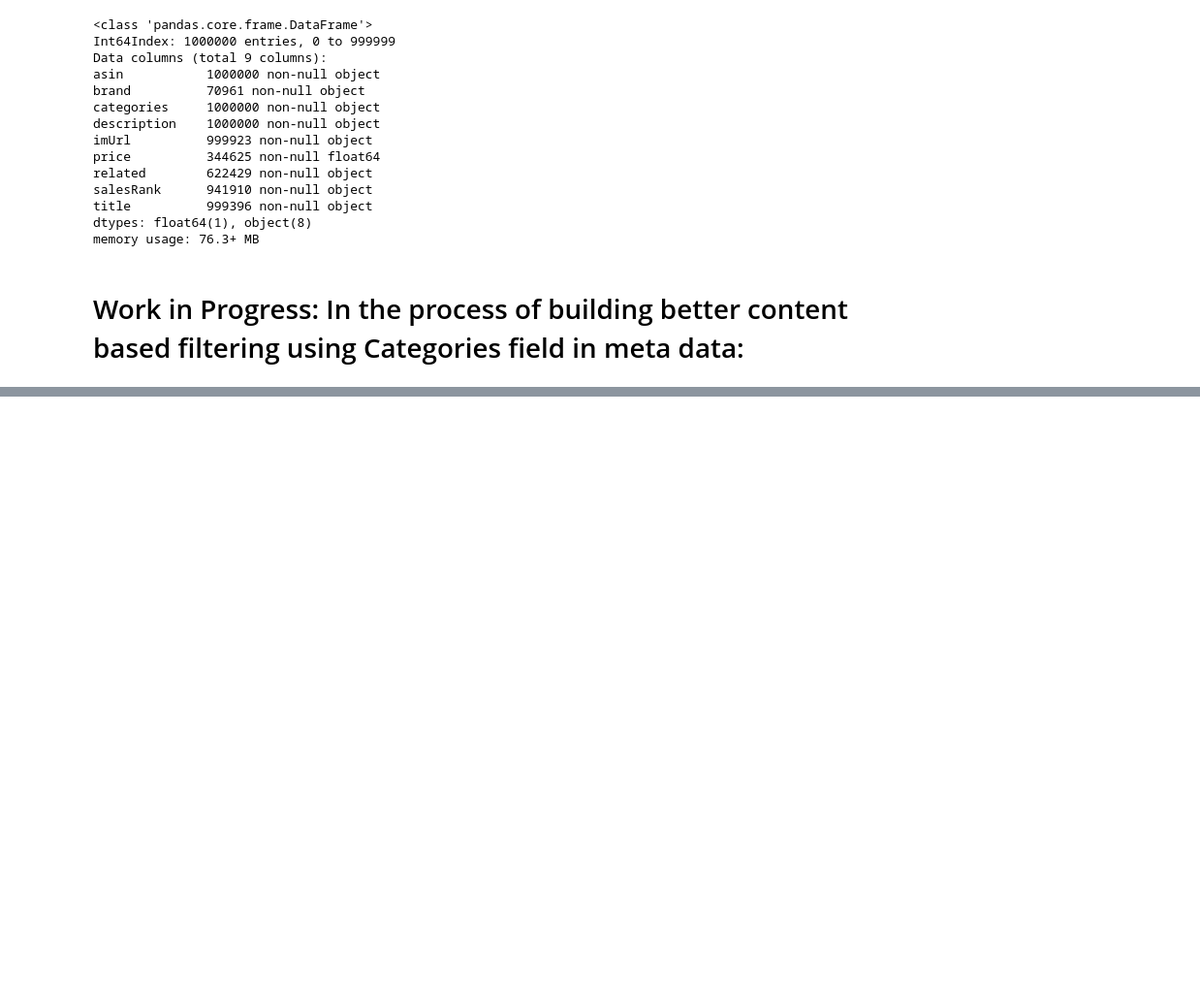
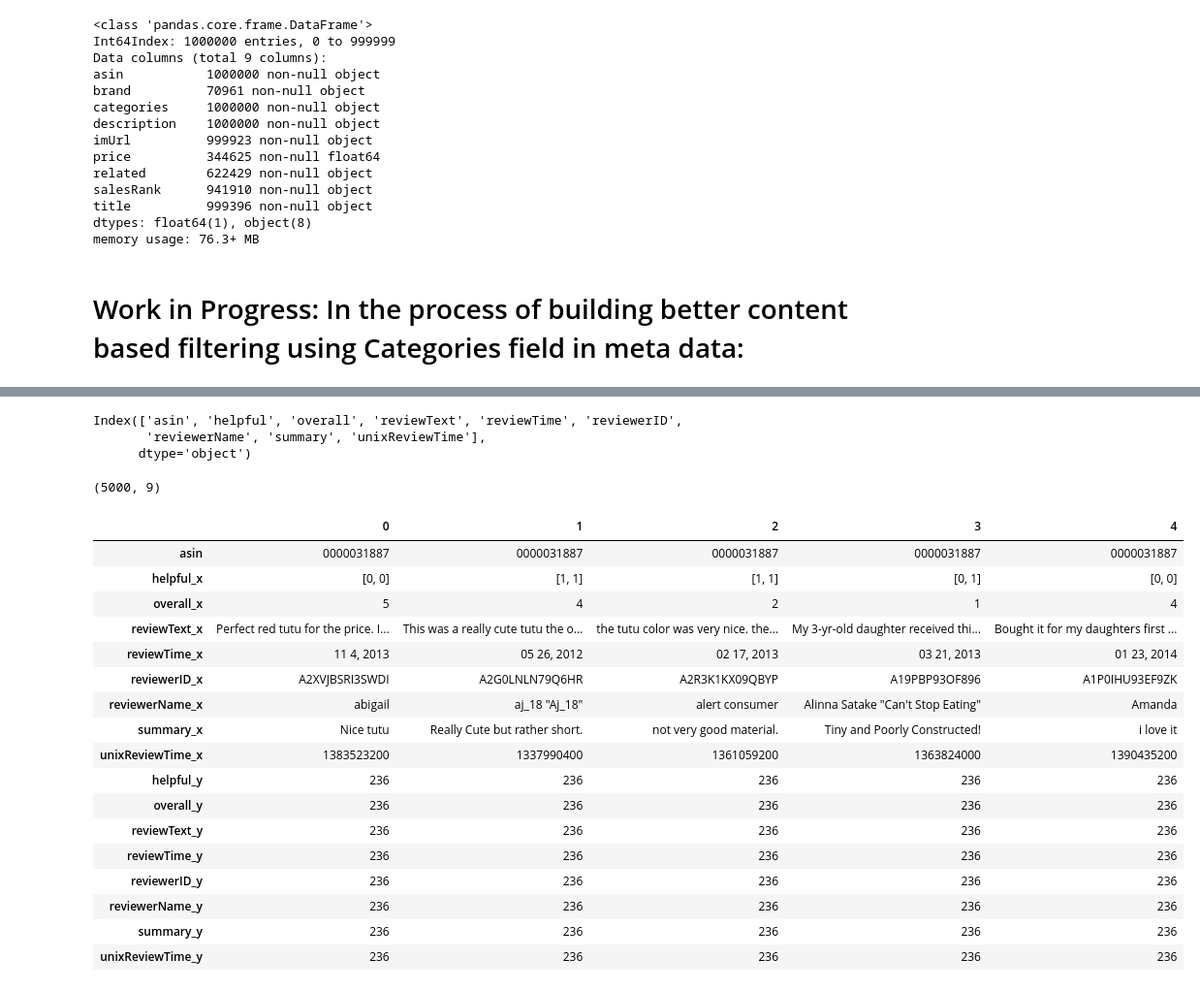
Before and after one commit to santhoshidharmireddy/Capstone-Project, a Jupyter notebook: Ama_metadata.ipynb, the cells around one changed output, grey strips where cells are left out. Shown at 97% size. Cells and saved outputs as stored; diff of their text form; code cells hidden in the pictures; blank space fills up the shorter version.

```diff
--- a/Ama_metadata.ipynb
+++ b/Ama_metadata.ipynb
@@ -291,0 +254,2 @@ test_df = reviews_Clothing_Shoes_and_Jewelry_df.head(600)
+# %%
+reviews_Clothing_Shoes_and_Jewelry_df = reviews_Clothing_Shoes_and_Jewelry_df.sort_values(by = 'unixReviewTime', ascending=True)
@@ -745,0 +957,5 @@ Name: categories2, dtype: object
+# %%
+# KNN - agorithm
+reviews_data = reviews_Clothing_Shoes_and_Jewelry_df
+# %%
+df_test = reviews_data.head(5000)
@@ -745,0 +975,34 @@ Name: categories2, dtype: object
+# %%
+df_test.columns
+# %% [output]
+Index(['asin', 'helpful', 'overall', 'reviewText', 'reviewTime', 'reviewerID',
+       'reviewerName', 'summary', 'unixReviewTime'],
+      dtype='object')
+# %%
+df_test.shape
+# %% [output]
+(5000, 9)
+# %%
+count = df_test.groupby("asin", as_index=False).count()
+df_new = pd.merge(df_test, count, how = 'right', on = ['asin'])
+# %%
+df_new.head(5).T
+# %% [output]
+|  | 0 | 1 | 2 | 3 | 4 |
+| asin | 0000031887 | 0000031887 | 0000031887 | 0000031887 | 0000031887 |
+| helpful_x | [0, 0] | [1, 1] | [1, 1] | [0, 1] | [0, 0] |
+| overall_x | 5 | 4 | 2 | 1 | 4 |
+| reviewText_x | Perfect red tutu for the price. I... | This was a really cute tutu the o... | the tutu color was very nice. the... | My 3-yr-old daughter received thi... | Bought it for my daughters first ... |
+| reviewTime_x | 11 4, 2013 | 05 26, 2012 | 02 17, 2013 | 03 21, 2013 | 01 23, 2014 |
+| reviewerID_x | A2XVJBSRI3SWDI | A2G0LNLN79Q6HR | A2R3K1KX09QBYP | A19PBP93OF896 | A1P0IHU93EF9ZK |
+| reviewerName_x | abigail | aj_18 "Aj_18" | alert consumer | Alinna Satake "Can't Stop Eating" | Amanda |
+| summary_x | Nice tutu | Really Cute but rather short. | not very good material. | Tiny and Poorly Constructed! | i love it |
+| unixReviewTime_x | 1383523200 | 1337990400 | 1361059200 | 1363824000 | 1390435200 |
+| helpful_y | 236 | 236 | 236 | 236 | 236 |
+| overall_y | 236 | 236 | 236 | 236 | 236 |
+| reviewText_y | 236 | 236 | 236 | 236 | 236 |
+| reviewTime_y | 236 | 236 | 236 | 236 | 236 |
+| reviewerID_y | 236 | 236 | 236 | 236 | 236 |
+| reviewerName_y | 236 | 236 | 236 | 236 | 236 |
+| summary_y | 236 | 236 | 236 | 236 | 236 |
+| unixReviewTime_y | 236 | 236 | 236 | 236 | 236 |
```
Also changed, not shown: parts of 102 cells of this notebook, 1 other file.
